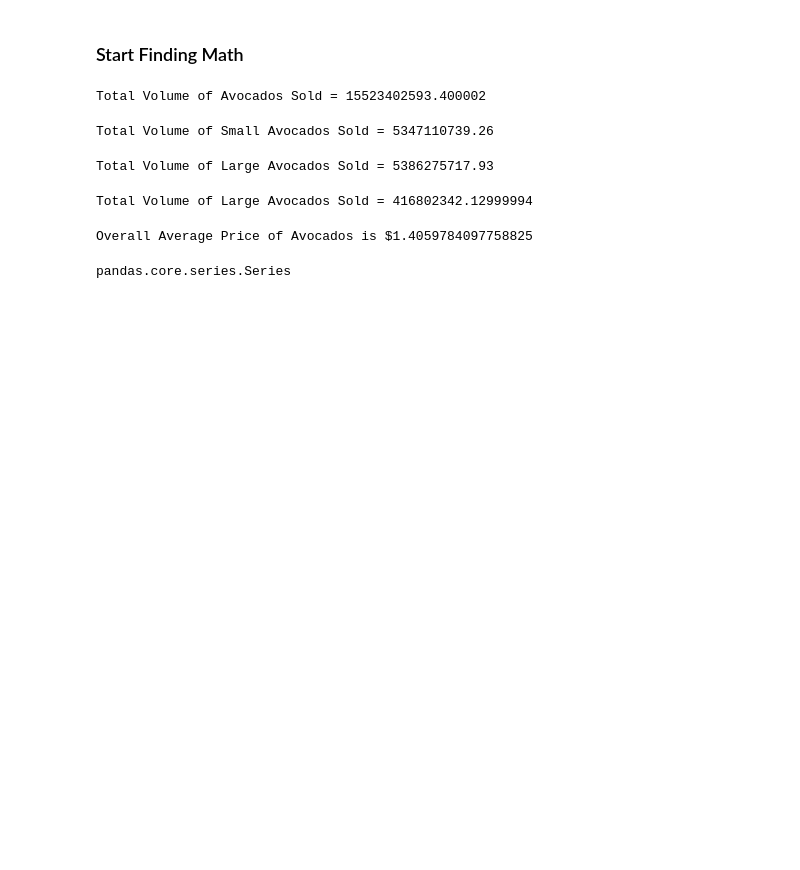
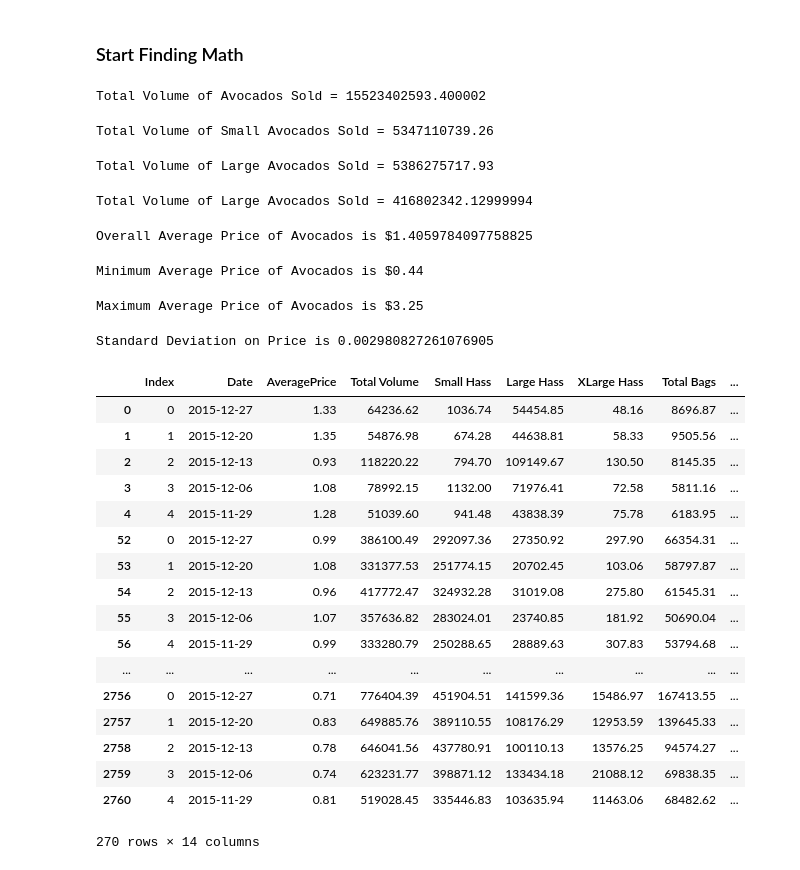
Before and after one commit to lourdesrm/AvocadoMadness, a Jupyter notebook: avocados.ipynb, the cells around one changed output. Cells and saved outputs as stored; diff of their text form; code cells hidden in the pictures; blank space fills up the shorter version.

Commit message:
math DF added for Avocado consumption by region

```diff
--- a/avocados.ipynb
+++ b/avocados.ipynb
@@ -46,7 +46,18 @@ overall_avg_price = (avocado_data["AveragePrice"]).mean()
 print(f"Overall Average Price of Avocados is ${overall_avg_price}")
 # %% [output]
 Overall Average Price of Avocados is $1.4059784097758825
-# %%
-type((avocado_data["XLarge Hass"]))
-# %% [output]
-pandas.core.series.Series
+# %%
+min_avg_price = (avocado_data["AveragePrice"]).min()
+print(f"Minimum Average Price of Avocados is ${min_avg_price}")
+# %% [output]
+Minimum Average Price of Avocados is $0.44
+# %%
+max_avg_price = (avocado_data["AveragePrice"]).max()
+print(f"Maximum Average Price of Avocados is ${max_avg_price}")
+# %% [output]
+Maximum Average Price of Avocados is $3.25
+# %%
+std = (avocado_data["AveragePrice"]).sem()
+print(f"Standard Deviation on Price is {std}")
+# %% [output]
+Standard Deviation on Price is 0.002980827261076905
@@ -52,0 +66,23 @@ pandas.core.series.Series
+# %%
+#sort avocado data by region
+region_data = avocado_data.groupby('region')
+region_data.head(5)
+# %% [output]
+|  | Index | Date | AveragePrice | Total Volume | Small Hass | Large Hass | XLarge Hass | Total Bags | ... |
+| 0 | 0 | 2015-12-27 | 1.33 | 64236.62 | 1036.74 | 54454.85 | 48.16 | 8696.87 | ... |
+| 1 | 1 | 2015-12-20 | 1.35 | 54876.98 | 674.28 | 44638.81 | 58.33 | 9505.56 | ... |
+| 2 | 2 | 2015-12-13 | 0.93 | 118220.22 | 794.70 | 109149.67 | 130.50 | 8145.35 | ... |
+| 3 | 3 | 2015-12-06 | 1.08 | 78992.15 | 1132.00 | 71976.41 | 72.58 | 5811.16 | ... |
+| 4 | 4 | 2015-11-29 | 1.28 | 51039.60 | 941.48 | 43838.39 | 75.78 | 6183.95 | ... |
+| 52 | 0 | 2015-12-27 | 0.99 | 386100.49 | 292097.36 | 27350.92 | 297.90 | 66354.31 | ... |
+| 53 | 1 | 2015-12-20 | 1.08 | 331377.53 | 251774.15 | 20702.45 | 103.06 | 58797.87 | ... |
+| 54 | 2 | 2015-12-13 | 0.96 | 417772.47 | 324932.28 | 31019.08 | 275.80 | 61545.31 | ... |
+| 55 | 3 | 2015-12-06 | 1.07 | 357636.82 | 283024.01 | 23740.85 | 181.92 | 50690.04 | ... |
+| 56 | 4 | 2015-11-29 | 0.99 | 333280.79 | 250288.65 | 28889.63 | 307.83 | 53794.68 | ... |
+| ... | ... | ... | ... | ... | ... | ... | ... | ... | ... |
+| 2756 | 0 | 2015-12-27 | 0.71 | 776404.39 | 451904.51 | 141599.36 | 15486.97 | 167413.55 | ... |
+| 2757 | 1 | 2015-12-20 | 0.83 | 649885.76 | 389110.55 | 108176.29 | 12953.59 | 139645.33 | ... |
+| 2758 | 2 | 2015-12-13 | 0.78 | 646041.56 | 437780.91 | 100110.13 | 13576.25 | 94574.27 | ... |
+| 2759 | 3 | 2015-12-06 | 0.74 | 623231.77 | 398871.12 | 133434.18 | 21088.12 | 69838.35 | ... |
+| 2760 | 4 | 2015-11-29 | 0.81 | 519028.45 | 335446.83 | 103635.94 | 11463.06 | 68482.62 | ... |
+270 rows × 14 columns
```
Also changed, not shown: parts of 7 cells of this notebook.
